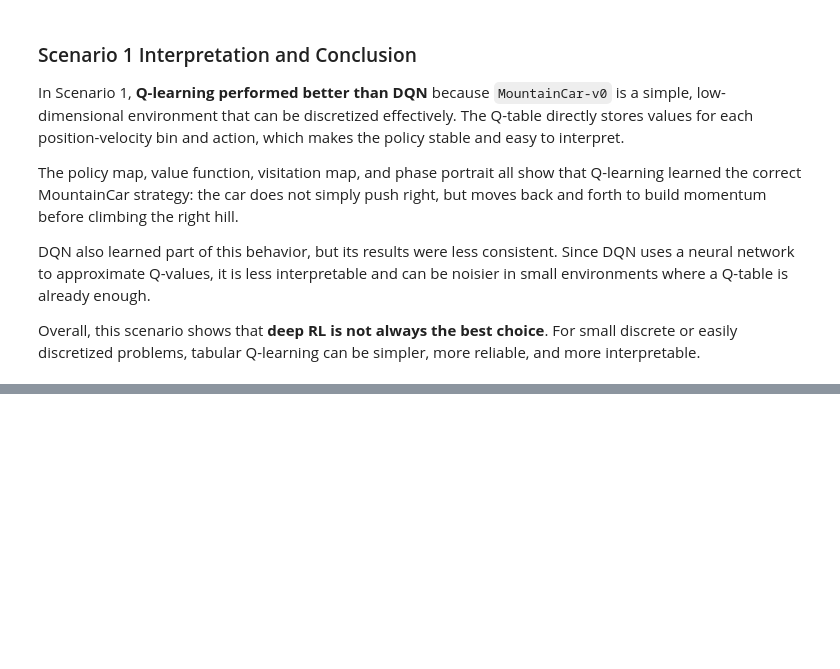
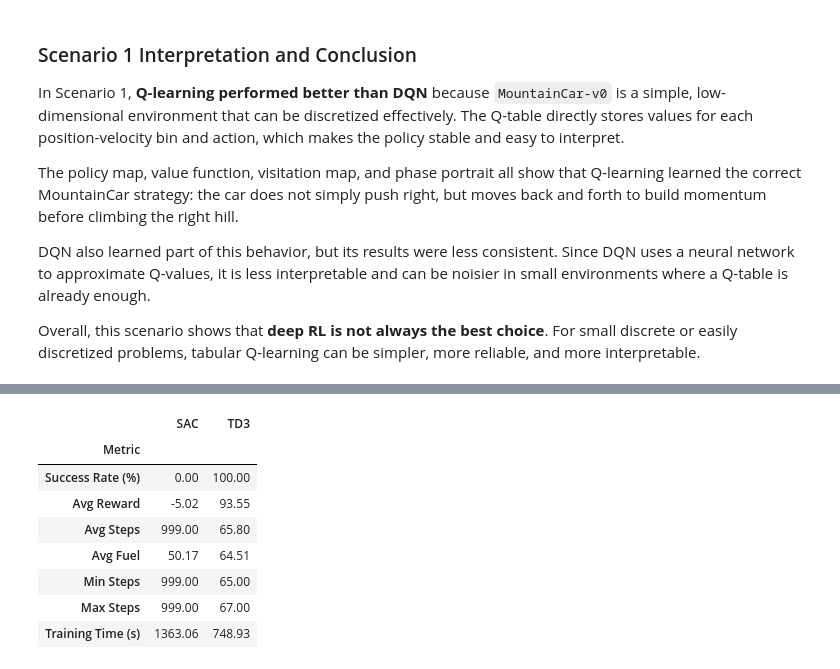
Before and after one commit to cayetana-h/TinderForRL, a Jupyter notebook: main_analysis.ipynb, the cells around one changed output, grey strips where cells are left out. Saved outputs shown, nothing was run; the diff lists cells and outputs as text; code cells hidden in the pictures; blank space fills up the shorter version.

```diff
--- a/main_analysis.ipynb
+++ b/main_analysis.ipynb
@@ -658,0 +700,74 @@ Overall, this scenario shows that **deep RL is not always the best choice**. For
+# %%
+import json
+from pathlib import Path
+
+import gymnasium as gym
+import matplotlib.pyplot as plt
+import numpy as np
+import pandas as pd
+
+from stable_baselines3 import SAC, TD3
+
+SCENARIO2_DIR = Path("training/results/scenario2")
+
+if not SCENARIO2_DIR.exists():
+    SCENARIO2_DIR = Path("results/scenario2")
+    if not SCENARIO2_DIR.exists():
+        print("Error: Scenario 2 results not found.")
+        print("Run the training scripts first:")
+        print("  python training/scenario2_sac.py")
+        print("  python training/scenario2_td3.py")
+        raise FileNotFoundError(f"No results found at {SCENARIO2_DIR}")
+
+METRICS_DIR_2 = SCENARIO2_DIR / "metrics"
+
+with open(METRICS_DIR_2 / "scenario2_sac.json") as f:
+    sac_metrics = json.load(f)
+
+with open(METRICS_DIR_2 / "scenario2_td3.json") as f:
+    td3_metrics = json.load(f)
+
+metrics_to_show = [
+    ("Success Rate (%)", "success_rate_percent"),
+    ("Avg Reward", "average_reward"),
+    ("Avg Steps", "average_steps"),
+    ("Avg Fuel", "average_fuel"),
+    ("Min Steps", "min_steps"),
+    ("Max Steps", "max_steps"),
+    ("Training Time (s)", "training_time_seconds"),
+]
+
+comparison_rows = []
+for label, key in metrics_to_show:
+    comparison_rows.append(
+        {
+            "Metric": label,
+            "SAC": sac_metrics.get(key, "N/A"),
+            "TD3": td3_metrics.get(key, "N/A"),
+        }
+    )
+
+comparison_df = pd.DataFrame(comparison_rows).set_index("Metric")
+
+print("=" * 62)
+print("SCENARIO 2: Continuous MountainCar - Minimum Fuel")
+print("=" * 62)
+print(f"{'Metric':<25} {'SAC':>15} {'TD3':>15}")
+print("-" * 62)
+for label, key in metrics_to_show:
+    sac_value = sac_metrics.get(key, "N/A")
+    td3_value = td3_metrics.get(key, "N/A")
+    if isinstance(sac_value, float):
+        print(f"{label:<25} {sac_value:>15.2f} {td3_value:>15.2f}")
+    else:
+        print(f"{label:<25} {str(sac_value):>15} {str(td3_value):>15}")
+print("=" * 62)
+
+if td3_metrics["average_steps"] > 0:
+    speedup = sac_metrics["average_steps"] / td3_metrics["average_steps"]
+    print(f"TD3 reaches the goal about {speedup:.1f}x faster than SAC's timeout baseline.")
+print("Note: SAC's lower raw fuel cost is misleading because it never solves the task.")
+print("A fuel-efficient policy must still reach the flag consistently.")
+
+comparison_df.round(2)
+# %% [output]
@@ -658,0 +794,9 @@ Overall, this scenario shows that **deep RL is not always the best choice**. For
+|  | SAC | TD3 |
+| Metric |  |  |
+| Success Rate (%) | 0.00 | 100.00 |
+| Avg Reward | -5.02 | 93.55 |
+| Avg Steps | 999.00 | 65.80 |
+| Avg Fuel | 50.17 | 64.51 |
+| Min Steps | 999.00 | 65.00 |
+| Max Steps | 999.00 | 67.00 |
+| Training Time (s) | 1363.06 | 748.93 |
```
Also changed, not shown: parts of 10 cells of this notebook.
